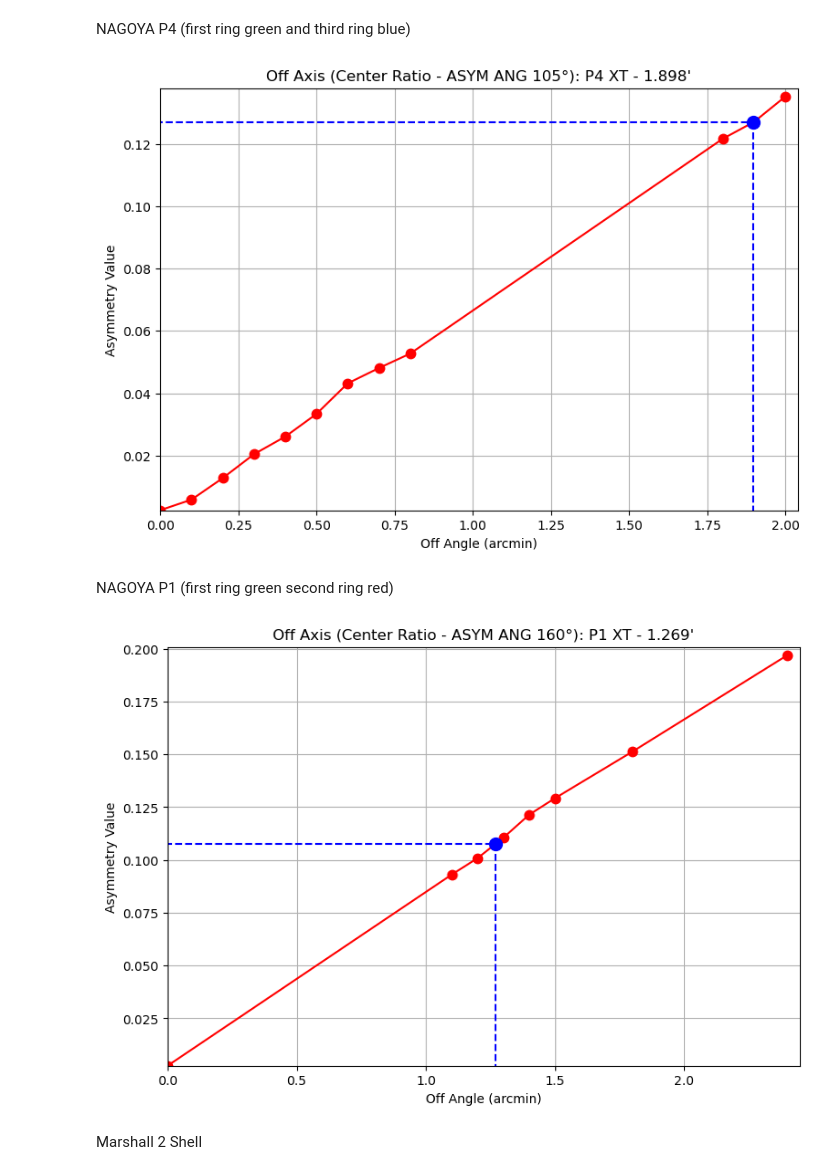
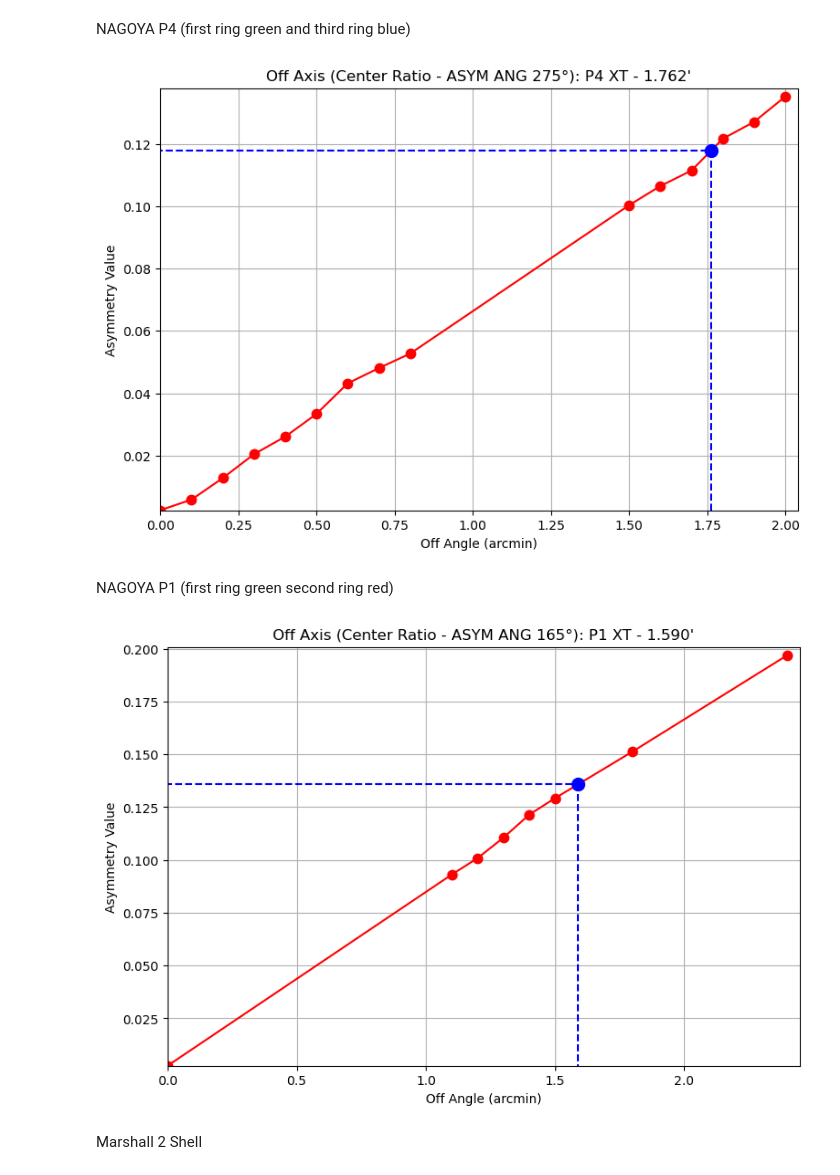
Before and after one commit to dannysun91/opal_foxsi, a Jupyter notebook: python_code/off_angle.ipynb, the cells around one changed output. Saved outputs shown, nothing was run; the diff lists cells and outputs as text; code cells hidden in the pictures.

Commit message:
more data points

```diff
--- a/python_code/off_angle.ipynb
+++ b/python_code/off_angle.ipynb
@@ -144,41 +144,41 @@ plt.show()
 # %% [markdown]
 NAGOYA P4 (first ring green and third ring blue)
 # %%
-data_offaxis =  0.12690142344305586
-ang_offaxis = 104.55702952590065
+data_offaxis =  0.11772348720985802
+ang_offaxis = 275.20485106703217
 
-sim_offaxis = np.array([0.002481307771259484,0.00586839050558356,0.012791011512446371,0.02044056639960852,0.02608120242417312,0.03336588140079821,0.04317026510694239,0.04808675146497335,0.05272132163973283,0.12160593769396982,0.1270224093963938,0.1351252355344975])
-sim_angles = np.array([0,0.1,0.2,0.3,0.4,0.5,0.6,0.7,0.8,1.8,1.9,2.0])
+sim_offaxis = np.array([0.002481307771259484,0.00586839050558356,0.012791011512446371,0.02044056639960852,0.02608120242417312,0.03336588140079821,0.04317026510694239,0.04808675146497335,0.05272132163973283,0.10027967282319443,0.10643504935787741,0.11142236149488755,0.12160593769396982,0.1270224093963938,0.1351252355344975])
+sim_angles = np.array([0,0.1,0.2,0.3,0.4,0.5,0.6,0.7,0.8,1.5,1.6,1.7,1.8,1.9,2.0])
 lab_offaxis  = 'Center Ratio'
 
 pos = 4
 xmod = 'T'
 
 offangle = np.interp(data_offaxis,sim_offaxis,sim_angles)
 
 plt.figure(figsize=(9,6))
 plt.plot(sim_angles,sim_offaxis,'r.-',markersize=15)
 plt.plot([-1,offangle],[data_offaxis,data_offaxis],'b--')
 plt.plot([offangle,offangle],[data_offaxis,sim_offaxis[0]*.98],'b--')
 plt.plot(offangle,data_offaxis,'b.',markersize=20)
 plt.xlim([sim_angles[0]*.98,sim_angles[-1]*1.02])
 plt.ylim([sim_offaxis[0]*.98,sim_offaxis[-1]*1.02])
 # plt.xlim([sim_angles[0]*.98,1.9])
 # plt.ylim([sim_offaxis[0]*.98,.105])
 #plt.xlim(10.5,13.0)
 #plt.ylim(.3,.4)
 plt.grid()
 plt.xlabel('Off Angle (arcmin)')
 plt.ylabel('Asymmetry Value')
 plt.title("Off Axis ("+lab_offaxis+" - ASYM ANG {:.0f}°".format(ang_offaxis)+"): P"+str(pos)+ " X"+str(xmod)+ " - {:.3f}\'".format(offangle))
 plt.show()
 # %% [output]
-[figure, old version]
+[figure, new version]
 # %% [markdown]
 NAGOYA P1 (first ring green second ring red)
 # %%
-data_offaxis = 0.10750037045493252
-ang_offaxis = 159.6022405282669
+data_offaxis = 0.13583836493085236
+ang_offaxis = 165.45793678925492
 
 sim_offaxis = np.array([0.002637583320418971,0.09306444403910823,0.10082558632974625,0.11048297937124163,0.12140831394938013,0.1292115673055523,0.15126457707190455,0.1969112887218705])
 sim_angles = np.array([0,1.1,1.2,1.3,1.4,1.5,1.8,2.4])
@@ -206,7 +206,7 @@ plt.ylabel('Asymmetry Value')
 plt.title("Off Axis ("+lab_offaxis+" - ASYM ANG {:.0f}°".format(ang_offaxis)+"): P"+str(pos)+ " X"+str(xmod)+ " - {:.3f}\'".format(offangle))
 plt.show()
 # %% [output]
-[figure, old version]
+[figure, new version]
 # %% [markdown]
 Marshall 2 Shell
 # %%
```
Also changed, not shown: parts of 2 cells of this notebook.
